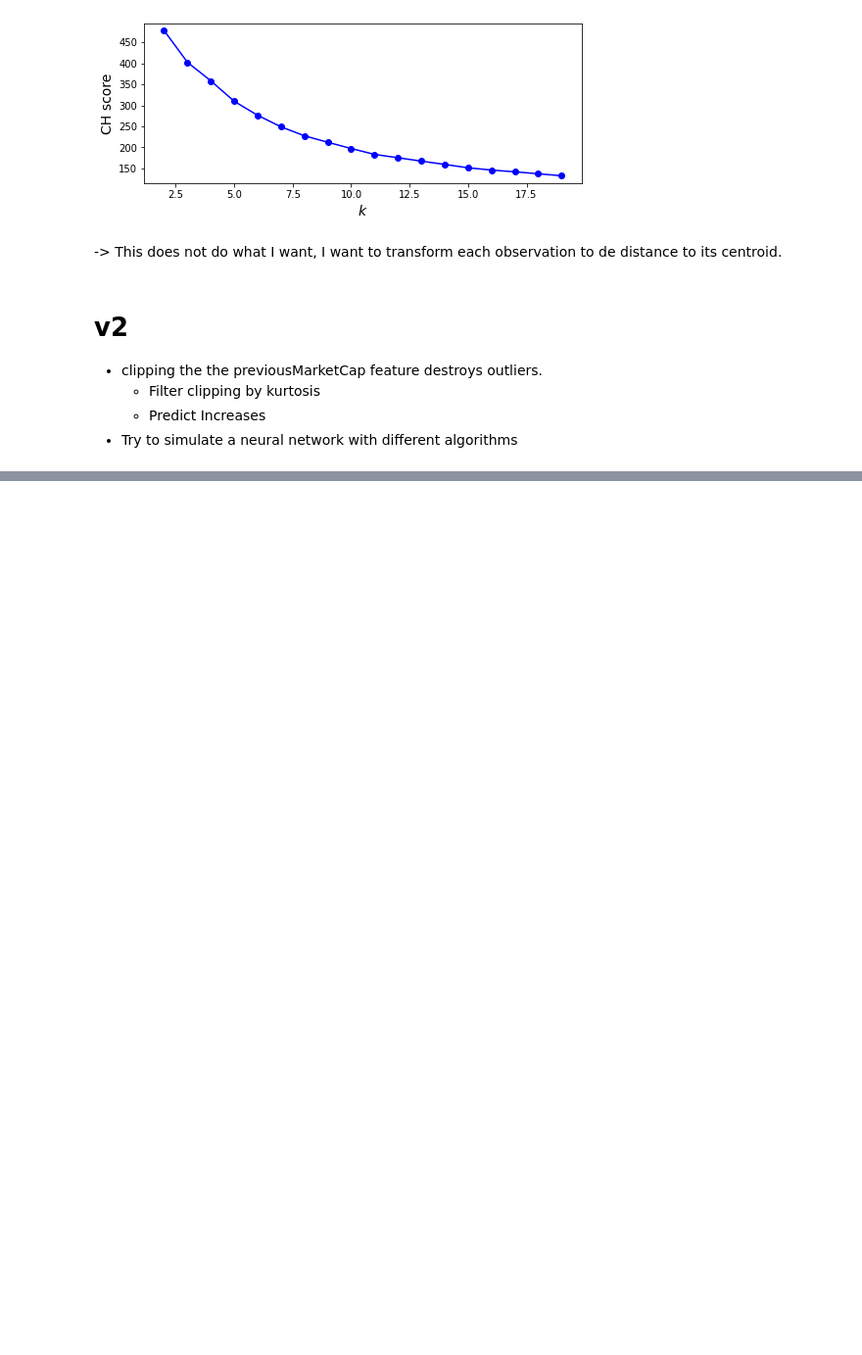
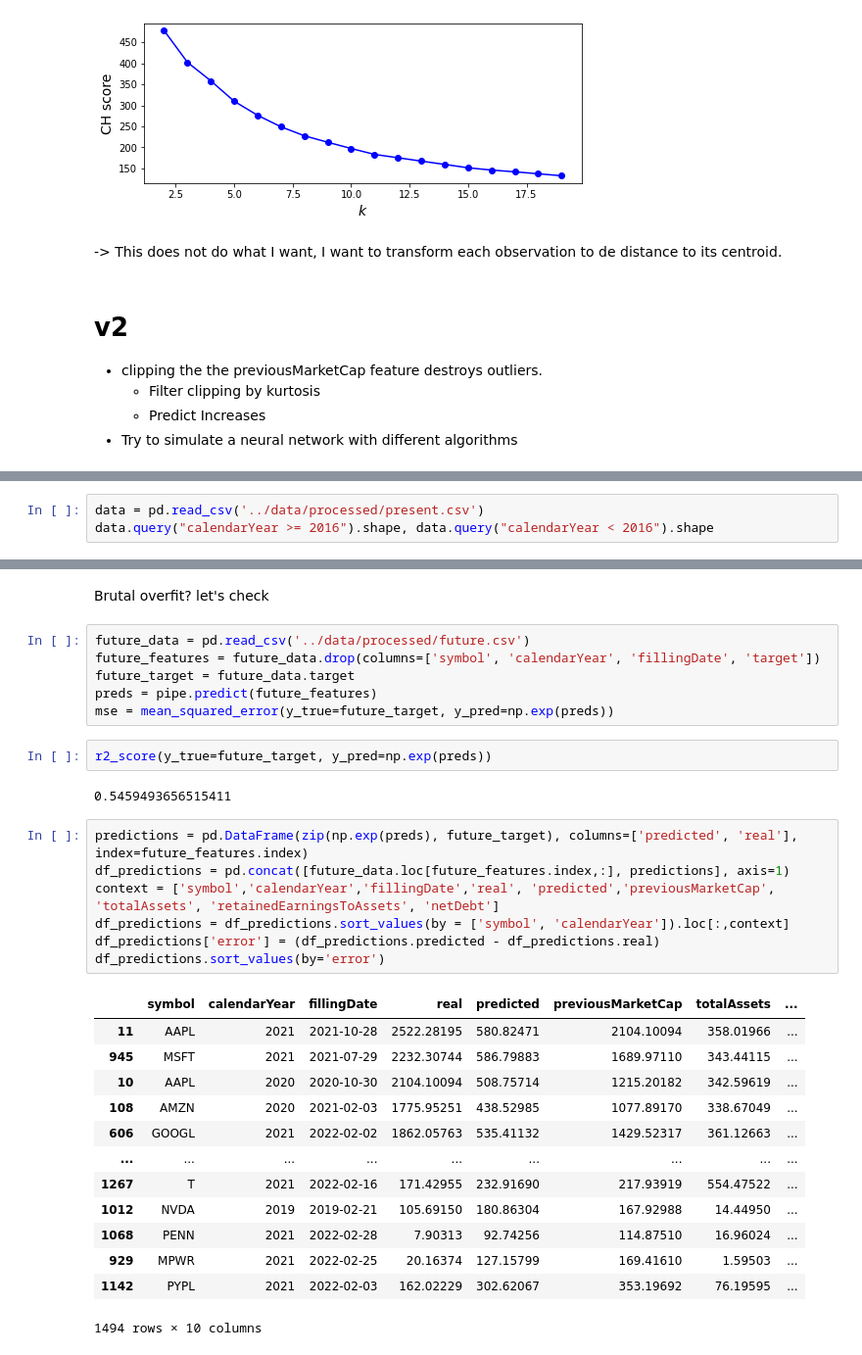
Before and after one commit to FranciscoPala/SP500_constituents_market_cap_estimator, a Jupyter notebook: src/notebooks/model_selection.ipynb, the cells around one changed output, grey strips where cells are left out. Shown at 98% size. Saved outputs shown, nothing was run; the diff lists cells and outputs as text; blank space fills up the shorter version.

```diff
--- a/src/notebooks/model_selection.ipynb
+++ b/src/notebooks/model_selection.ipynb
@@ -490,0 +472,3 @@ plt.show()
+# %%
+data = pd.read_csv('../data/processed/present.csv')
+data.query("calendarYear >= 2016").shape, data.query("calendarYear < 2016").shape
@@ -490,0 +553,33 @@ plt.show()
+# %% [markdown]
+Brutal overfit? let's check
+# %%
+future_data = pd.read_csv('../data/processed/future.csv')
+future_features = future_data.drop(columns=['symbol', 'calendarYear', 'fillingDate', 'target'])
+future_target = future_data.target
+preds = pipe.predict(future_features)
+mse = mean_squared_error(y_true=future_target, y_pred=np.exp(preds))
+# %%
+r2_score(y_true=future_target, y_pred=np.exp(preds))
+# %% [output]
+0.5459493656515411
+# %%
+predictions = pd.DataFrame(zip(np.exp(preds), future_target), columns=['predicted', 'real'], index=future_features.index)
+df_predictions = pd.concat([future_data.loc[future_features.index,:], predictions], axis=1)
+context = ['symbol','calendarYear','fillingDate','real', 'predicted','previousMarketCap', 'totalAssets', 'retainedEarningsToAssets', 'netDebt']
+df_predictions = df_predictions.sort_values(by = ['symbol', 'calendarYear']).loc[:,context]
+df_predictions['error'] = (df_predictions.predicted - df_predictions.real)
+df_predictions.sort_values(by='error')
+# %% [output]
+|  | symbol | calendarYear | fillingDate | real | predicted | previousMarketCap | totalAssets | ... |
+| 11 | AAPL | 2021 | 2021-10-28 | 2522.28195 | 580.82471 | 2104.10094 | 358.01966 | ... |
+| 945 | MSFT | 2021 | 2021-07-29 | 2232.30744 | 586.79883 | 1689.97110 | 343.44115 | ... |
+| 10 | AAPL | 2020 | 2020-10-30 | 2104.10094 | 508.75714 | 1215.20182 | 342.59619 | ... |
+| 108 | AMZN | 2020 | 2021-02-03 | 1775.95251 | 438.52985 | 1077.89170 | 338.67049 | ... |
+| 606 | GOOGL | 2021 | 2022-02-02 | 1862.05763 | 535.41132 | 1429.52317 | 361.12663 | ... |
+| ... | ... | ... | ... | ... | ... | ... | ... | ... |
+| 1267 | T | 2021 | 2022-02-16 | 171.42955 | 232.91690 | 217.93919 | 554.47522 | ... |
+| 1012 | NVDA | 2019 | 2019-02-21 | 105.69150 | 180.86304 | 167.92988 | 14.44950 | ... |
+| 1068 | PENN | 2021 | 2022-02-28 | 7.90313 | 92.74256 | 114.87510 | 16.96024 | ... |
+| 929 | MPWR | 2021 | 2022-02-25 | 20.16374 | 127.15799 | 169.41610 | 1.59503 | ... |
+| 1142 | PYPL | 2021 | 2022-02-03 | 162.02229 | 302.62067 | 353.19692 | 76.19595 | ... |
+1494 rows × 10 columns
```
Also changed, not shown: parts of 33 cells of this notebook, 7 other files.
